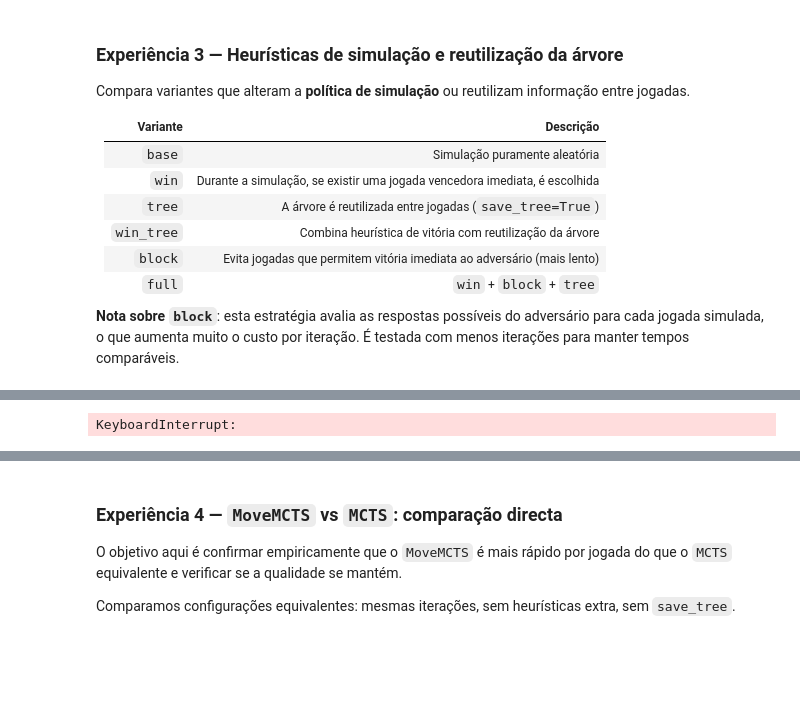
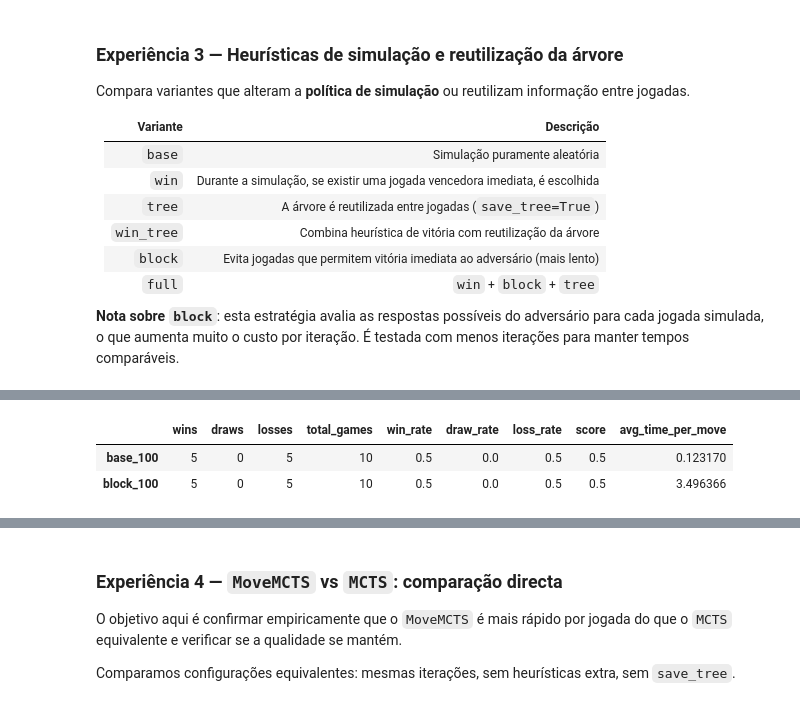
Before and after one commit to andredpinto/AI_2526_Project, a Jupyter notebook: notebooks/analise_mcts_completa - Cópia.ipynb, the cells around one changed output, grey strips where cells are left out. Cells and saved outputs as stored; diff of their text form; code cells hidden in the pictures; blank space fills up the shorter version.

```diff
--- a/notebooks/analise_mcts_completa - Cópia.ipynb
+++ b/notebooks/analise_mcts_completa - Cópia.ipynb
@@ -310,17 +329,16 @@ plot_score_vs_time(stats_heuristic, "Score vs Tempo — heurísticas")
 # %%
 # Teste complementar incluindo block — 100 iterações (block é muito mais lento)
 heuristic_with_block = [
     ("base_100",      MCTS(max_iter=100)),
-    ("win_100",       MCTS(max_iter=100, heuristic_win=True)),
     ("block_100",     MCTS(max_iter=100, heuristic_block_win=True)),
-    ("win_block_100", MCTS(max_iter=100, heuristic_win=True, heuristic_block_win=True)),
-    ("full_100",      MCTS(max_iter=100, heuristic_win=True, heuristic_block_win=True, save_tree=True)),
 ]
 
 stats_block = variants_stats(heuristic_with_block, n_games=5)
 stats_dataframe(stats_block)
 # %% [output]
-KeyboardInterrupt:
+|  | wins | draws | losses | total_games | win_rate | draw_rate | loss_rate | score | avg_time_per_move |
+| base_100 | 5 | 0 | 5 | 10 | 0.5 | 0.0 | 0.5 | 0.5 | 0.123170 |
+| block_100 | 5 | 0 | 5 | 10 | 0.5 | 0.0 | 0.5 | 0.5 | 3.496366 |
 # %%
 plot_bars(stats_block, "Teste com block (100 iterações)")
 plot_score_vs_time(stats_block, "Score vs Tempo — com block")
```
Also changed, not shown: parts of 39 cells of this notebook, 2 other files.
